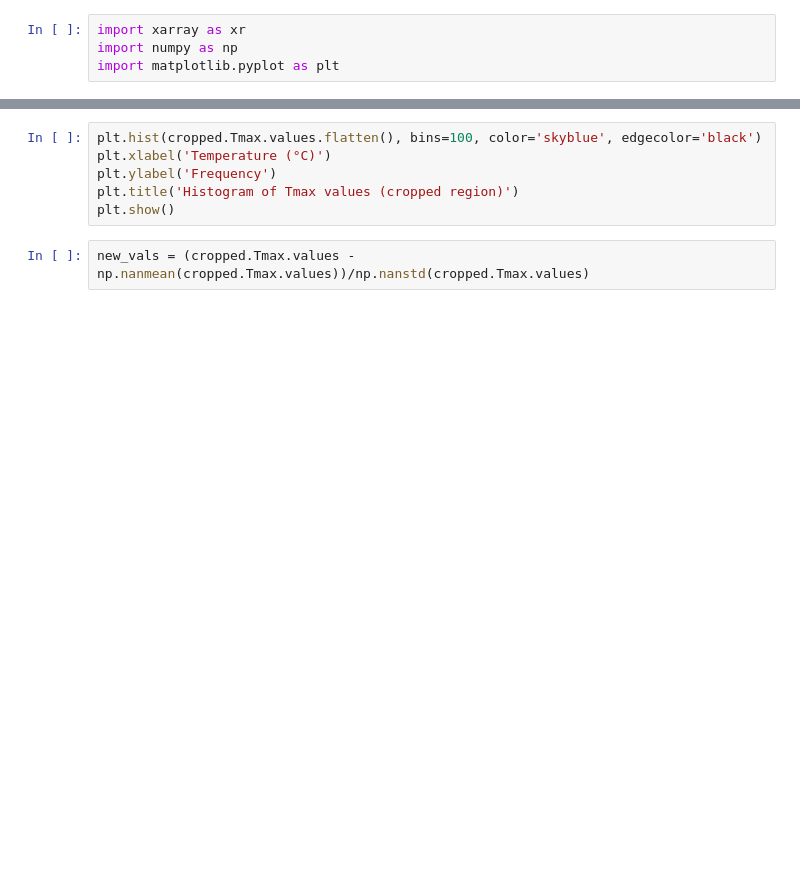
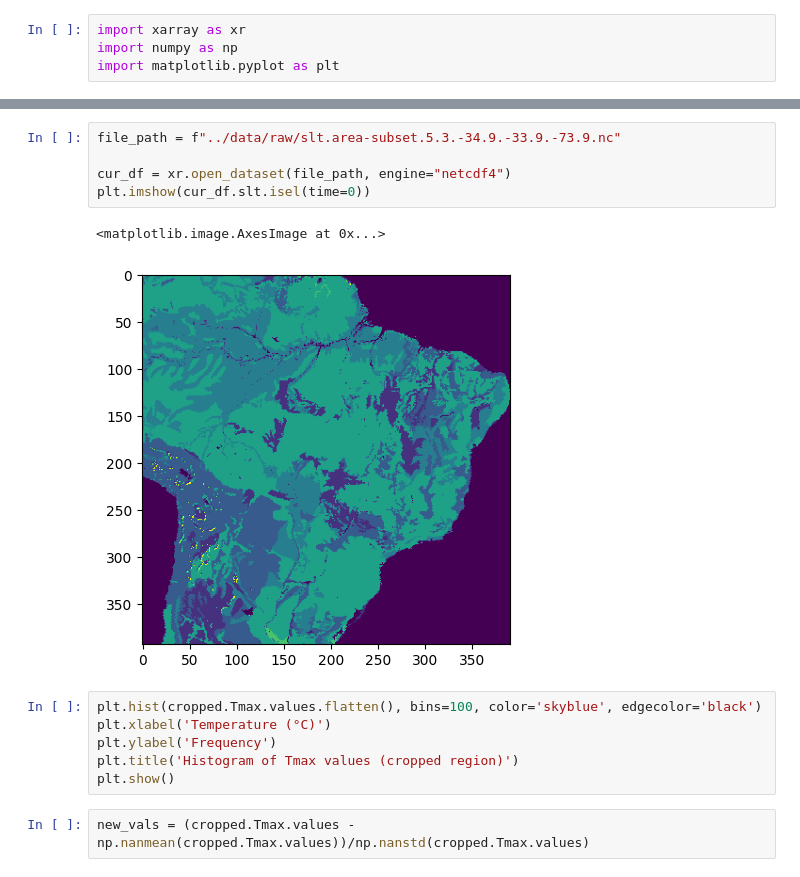
Before and after one commit to Green-AI-Lab-GAIA/climate-clustering, a Jupyter notebook: notebooks/mato_grosso.ipynb, the cells around one changed output, grey strips where cells are left out. Cells and saved outputs as stored; diff of their text form; blank space fills up the shorter version.

```diff
--- a/notebooks/mato_grosso.ipynb
+++ b/notebooks/mato_grosso.ipynb
@@ -35,3 +93,11 @@ plt.show()
+# %%
+file_path = f"../data/raw/slt.area-subset.5.3.-34.9.-33.9.-73.9.nc"
+
+cur_df = xr.open_dataset(file_path, engine="netcdf4")
+plt.imshow(cur_df.slt.isel(time=0))
+# %% [output]
+<matplotlib.image.AxesImage at 0x...>
+[figure, added]
 # %%
 plt.hist(cropped.Tmax.values.flatten(), bins=100, color='skyblue', edgecolor='black')
 plt.xlabel('Temperature (°C)')
```
Also changed, not shown: parts of 7 cells of this notebook.
